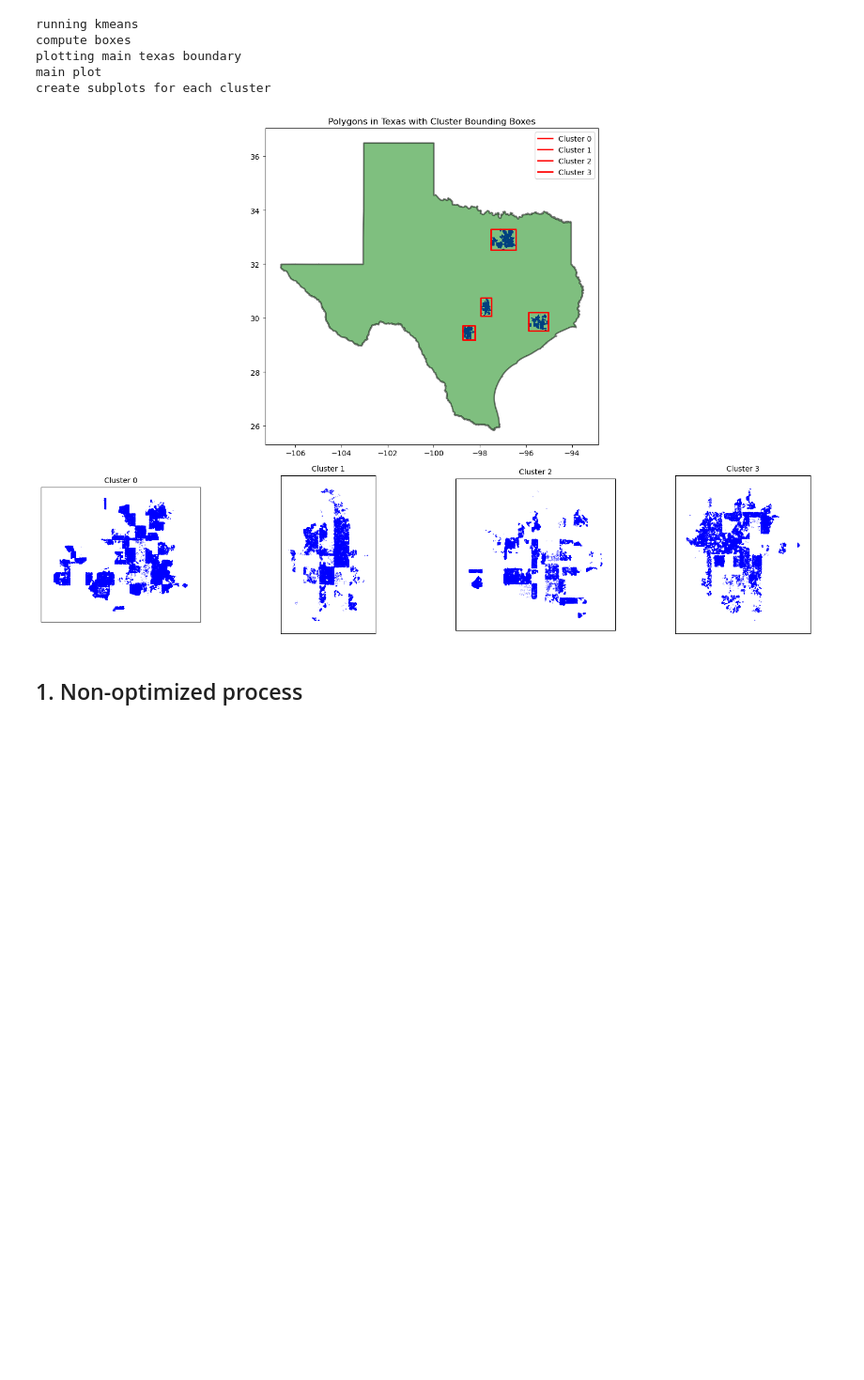
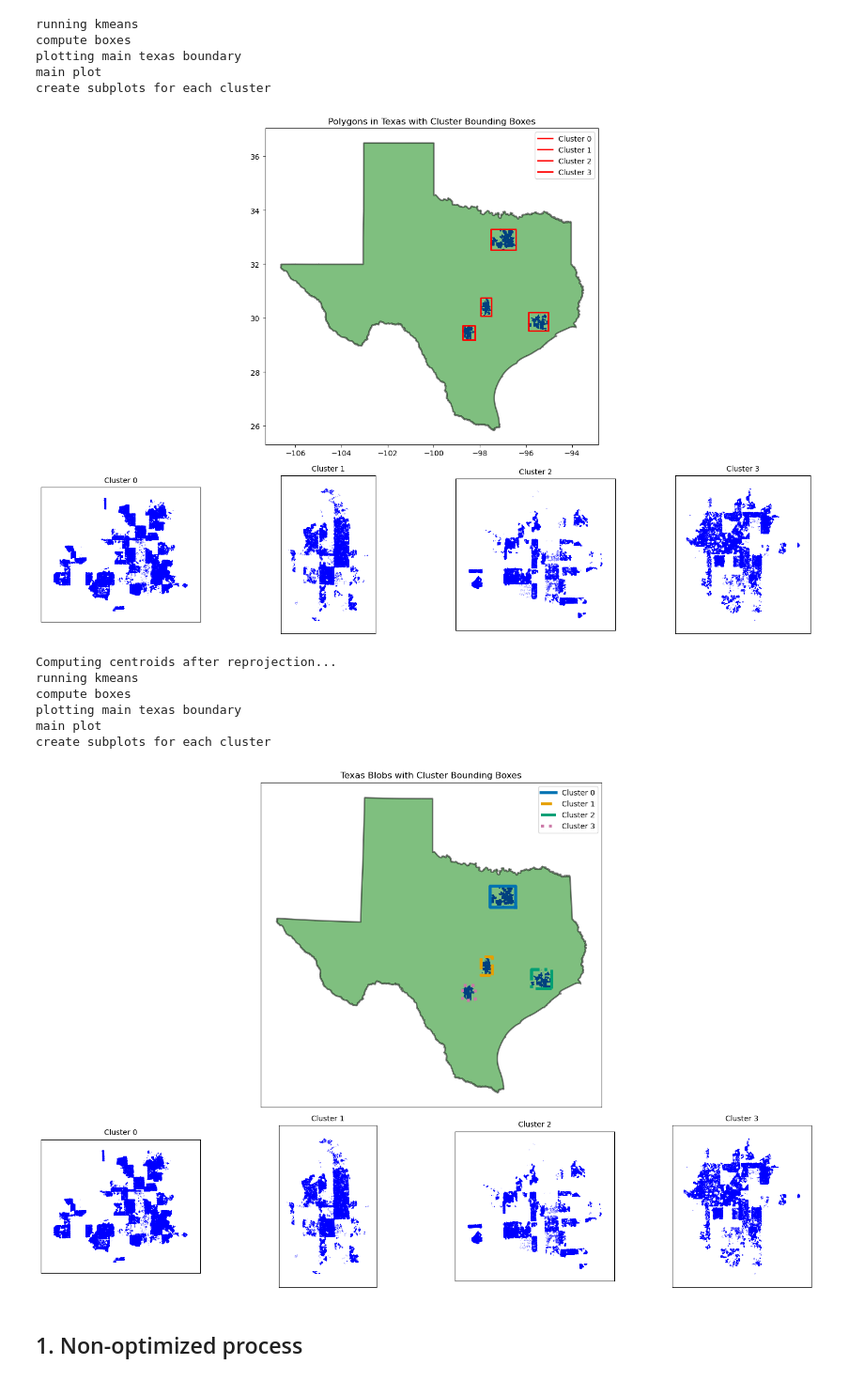
Before and after one commit to sralter/matching_optimization, a Jupyter notebook: matching.ipynb, the cells around one changed output. Shown at 94% size. Drawn from its saved outputs; the diff is of its cells as text; code cells hidden in the pictures; blank space fills up the shorter version.

Commit message:
improve figure

```diff
--- a/matching.ipynb
+++ b/matching.ipynb
@@ -297,6 +297,8 @@ for cluster_label, group in gdf_projected.groupby('cluster'):
 
 # Define a list of unique line styles
 line_styles = ['-', '--', '-.', ':']
+# line_styles = ['-', '-', '-', '-']
+line_colors = ['#0072B2', '#E69F00', '#009E73', '#CC79A7']
 
 # Plotting main Texas boundary, the polygons, and the bounding boxes
 print('plotting main texas boundary')
@@ -317,36 +319,48 @@ texas_boundary.plot(ax=ax_main, alpha=0.5, color='green', edgecolor='black', lin
 for cluster_label, bbox in clusters.items():
     xs, ys = bbox.exterior.xy
     style = line_styles[cluster_label % len(line_styles)]  # use modulus to avoid index error
-    ax_main.plot(xs, ys, color='red', linestyle=style, linewidth=2, label=f'Cluster {cluster_label}')
+    color = line_colors[cluster_label % len(line_colors)]
+    ax_main.plot(xs, ys, color=color, linestyle=style, linewidth=4, label=f'Cluster {cluster_label}')
 
 ax_main.set_title('Texas Blobs with Cluster Bounding Boxes')
 ax_main.legend()
 ax_main.set_xticks([])
 ax_main.set_yticks([])
 
 # Create subplots for each cluster
 print('create subplots for each cluster')
 gs_sub = gridspec.GridSpecFromSubplotSpec(
     nrows=1,
     ncols=4,
     subplot_spec=gs[1],
     wspace=0.3)
 
-for cluster_label, group in gdf_plot.groupby('cluster'):
+for cluster_label, group in gdf_projected.groupby('cluster'):
     ax = fig.add_subplot(gs_sub[cluster_label])
     group.plot(ax=ax, facecolor='none', edgecolor='blue')
     # Adjust view to the cluster bounding box with a little buffer
     minx, miny, maxx, maxy = group.total_bounds
     x_buffer = (maxx - minx) * 0.1
     y_buffer = (maxy - miny) * 0.1
     ax.set_xlim(minx - x_buffer, maxx + x_buffer)
     ax.set_ylim(miny - y_buffer, maxy + y_buffer)
     ax.set_title(f'Cluster {cluster_label}', fontsize=10)
     ax.set_xticks([])
     ax.set_yticks([])
 
 plt.tight_layout()
+
+plt.savefig('figs/blob_map_with_clusters.png', bbox_inches='tight')
+
 plt.show()
+# %% [output]
+Computing centroids after reprojection...
+running kmeans
+compute boxes
+plotting main texas boundary
+main plot
+create subplots for each cluster
+[figure, added]
 # %% [markdown]
 ## 1. Non-optimized process
 # %% [markdown]
```
Also changed, not shown: parts of 4 cells of this notebook.
